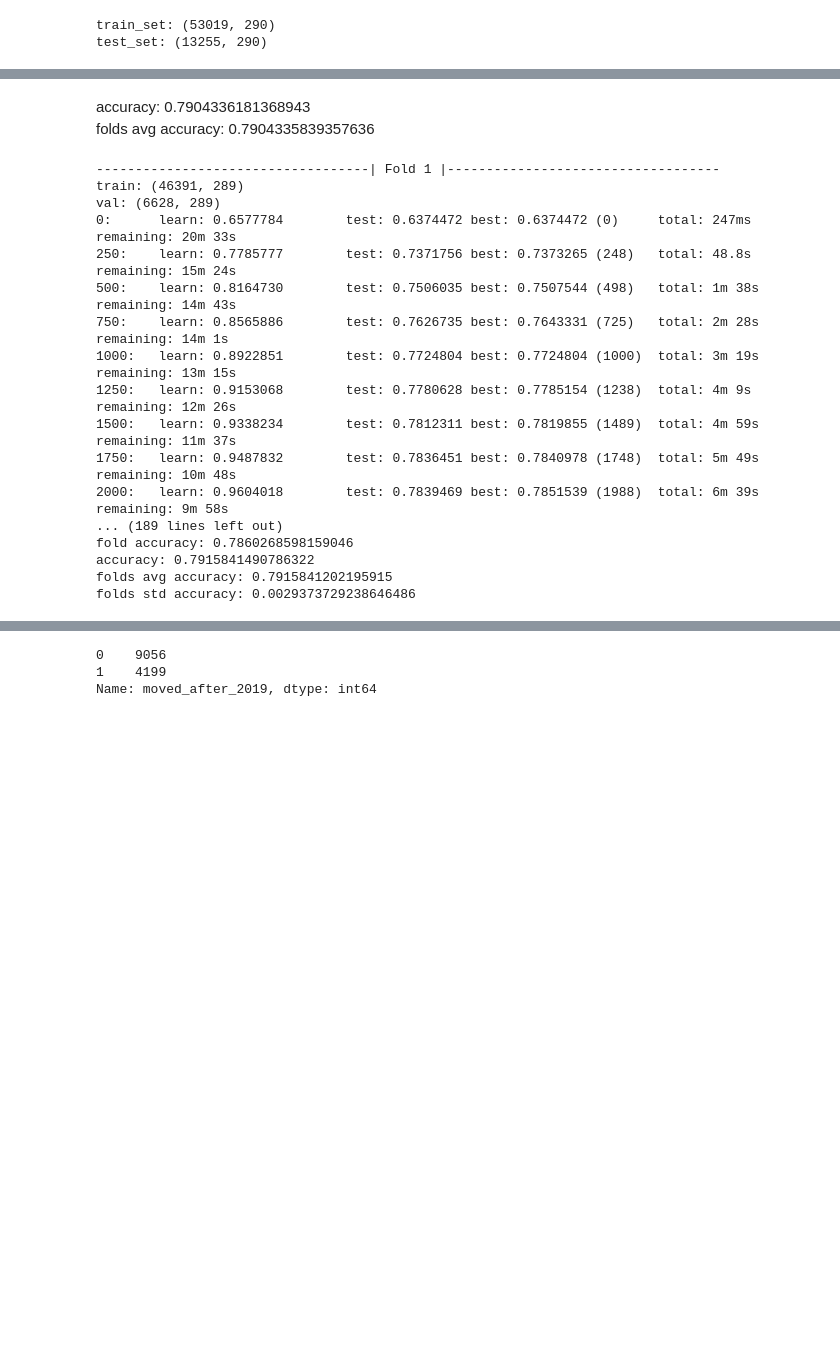
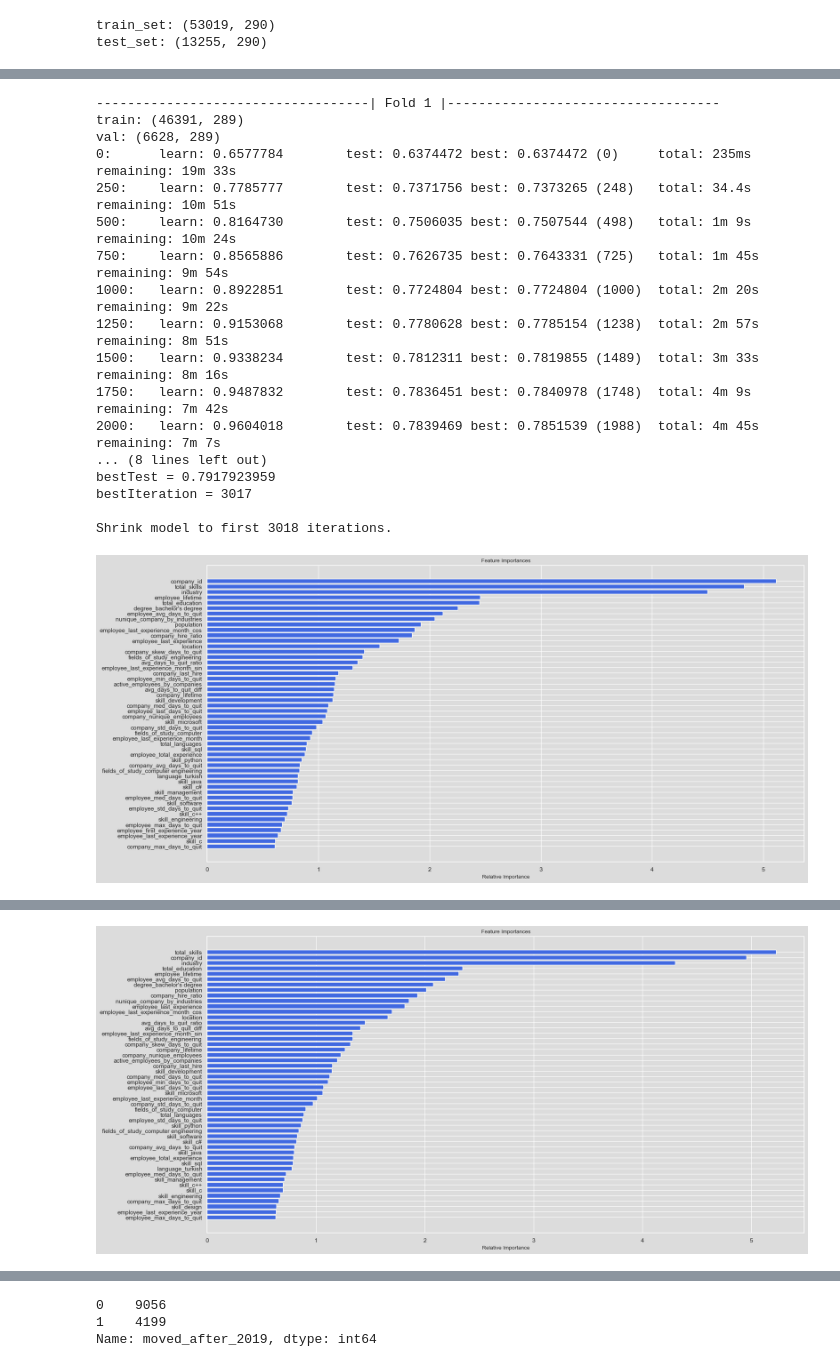
Before and after one commit to sercanyesiloz/Garanti-BBVA-Data-Camp-Coderspace, a Jupyter notebook: FE & Modelling.ipynb, the cells around one changed output, grey strips where cells are left out. Drawn from its saved outputs; the diff is of its cells as text; code cells hidden in the pictures; blank space fills up the shorter version.

```diff
--- a/FE & Modelling.ipynb
+++ b/FE & Modelling.ipynb
@@ -321,23 +419,21 @@ folds std accuracy: 0.004517462867517659
-# %% [markdown]
-accuracy: 0.7904336181368943 <br>
-folds avg accuracy: 0.7904335839357636
 # %%
-cat1_scores, cat1_train_scores = get_model_scores(cat1, skf, train_set, test_set, 'moved_after_2019', config.n_folds, False)
+cat1_scores, cat1_train_scores = get_model_scores(cat1, skf, train_set, test_set, 'moved_after_2019', config.n_folds, True)
 # %% [output]
 -----------------------------------| Fold 1 |-----------------------------------
 train: (46391, 289)
 val: (6628, 289)
-0:      learn: 0.6577784        test: 0.6374472 best: 0.6374472 (0)     total: 247ms    remaining: 20m 33s
-250:    learn: 0.7785777        test: 0.7371756 best: 0.7373265 (248)   total: 48.8s    remaining: 15m 24s
-500:    learn: 0.8164730        test: 0.7506035 best: 0.7507544 (498)   total: 1m 38s   remaining: 14m 43s
-750:    learn: 0.8565886        test: 0.7626735 best: 0.7643331 (725)   total: 2m 28s   remaining: 14m 1s
-1000:   learn: 0.8922851        test: 0.7724804 best: 0.7724804 (1000)  total: 3m 19s   remaining: 13m 15s
-1250:   learn: 0.9153068        test: 0.7780628 best: 0.7785154 (1238)  total: 4m 9s    remaining: 12m 26s
-1500:   learn: 0.9338234        test: 0.7812311 best: 0.7819855 (1489)  total: 4m 59s   remaining: 11m 37s
-1750:   learn: 0.9487832        test: 0.7836451 best: 0.7840978 (1748)  total: 5m 49s   remaining: 10m 48s
-2000:   learn: 0.9604018        test: 0.7839469 best: 0.7851539 (1988)  total: 6m 39s   remaining: 9m 58s
-... (189 lines left out)
-fold accuracy: 0.7860268598159046
-accuracy: 0.7915841490786322
-folds avg accuracy: 0.7915841202195915
-folds std accuracy: 0.0029373729238646486
+0:      learn: 0.6577784        test: 0.6374472 best: 0.6374472 (0)     total: 235ms    remaining: 19m 33s
+250:    learn: 0.7785777        test: 0.7371756 best: 0.7373265 (248)   total: 34.4s    remaining: 10m 51s
+500:    learn: 0.8164730        test: 0.7506035 best: 0.7507544 (498)   total: 1m 9s    remaining: 10m 24s
+750:    learn: 0.8565886        test: 0.7626735 best: 0.7643331 (725)   total: 1m 45s   remaining: 9m 54s
+1000:   learn: 0.8922851        test: 0.7724804 best: 0.7724804 (1000)  total: 2m 20s   remaining: 9m 22s
+1250:   learn: 0.9153068        test: 0.7780628 best: 0.7785154 (1238)  total: 2m 57s   remaining: 8m 51s
+1500:   learn: 0.9338234        test: 0.7812311 best: 0.7819855 (1489)  total: 3m 33s   remaining: 8m 16s
+1750:   learn: 0.9487832        test: 0.7836451 best: 0.7840978 (1748)  total: 4m 9s    remaining: 7m 42s
+2000:   learn: 0.9604018        test: 0.7839469 best: 0.7851539 (1988)  total: 4m 45s   remaining: 7m 7s
+... (8 lines left out)
+bestTest = 0.7917923959
+bestIteration = 3017
+
+Shrink model to first 3018 iterations.
+[figure, added]
@@ -343,0 +457 @@ folds std accuracy: 0.0029373729238646486
+[figure, added]
```
Also changed, not shown: parts of 5 cells of this notebook, 6 other files.
